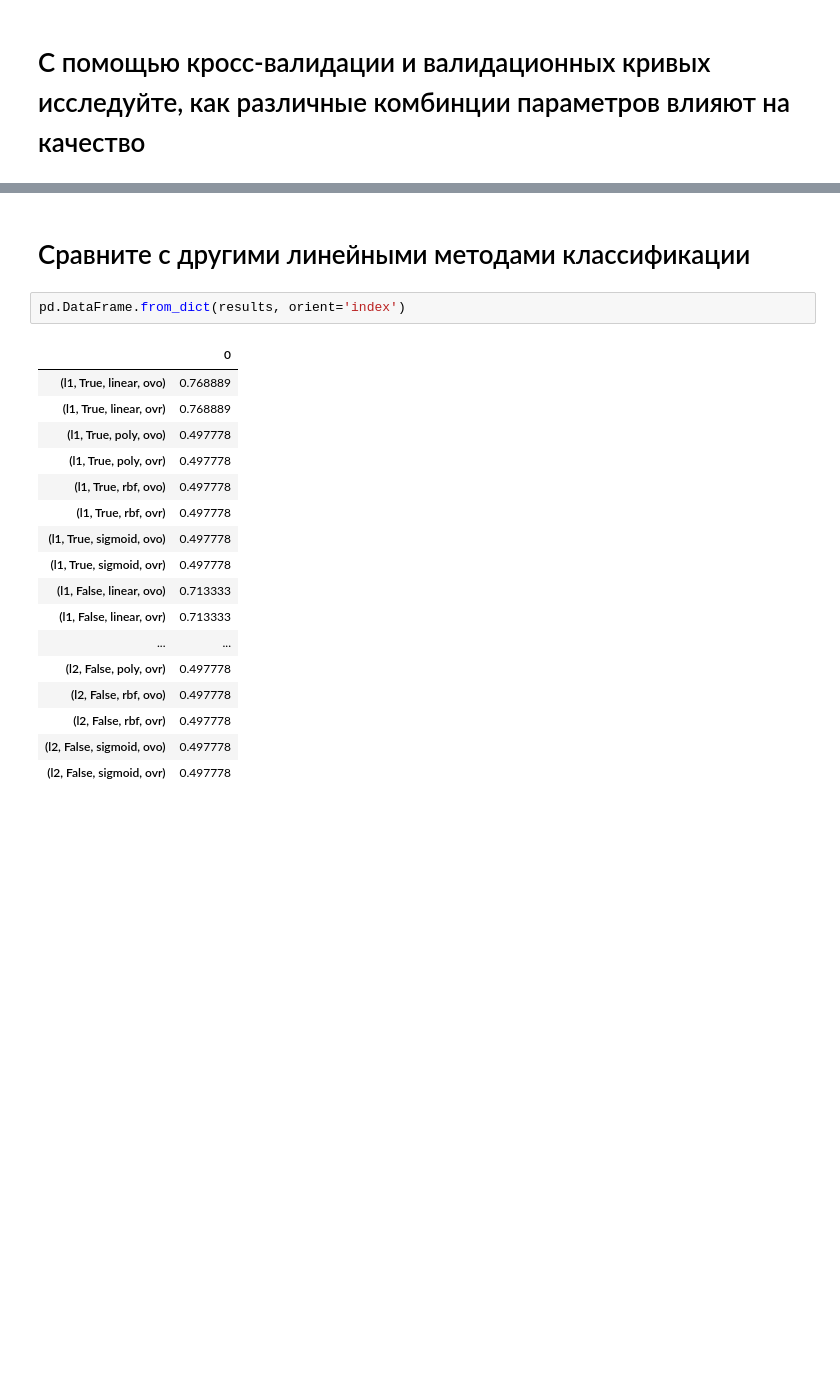
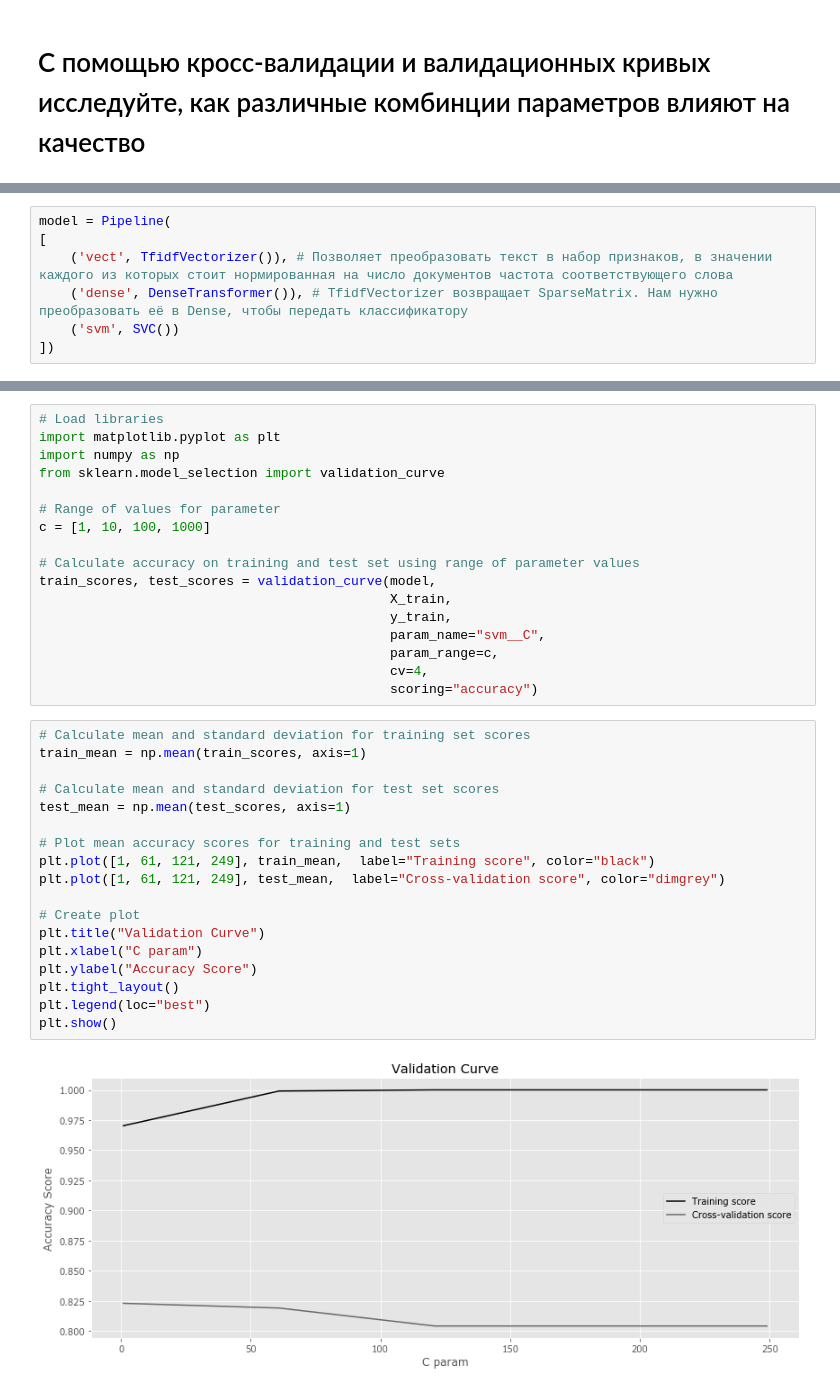
Before and after one commit to vbaryshev4/Data_Science, a Jupyter notebook: hse_ml/HW02/Hometask_2_advanced.ipynb, the cells around one changed output, grey strips where cells are left out. Saved outputs shown, nothing was run; the diff lists cells and outputs as text; blank space fills up the shorter version.

```diff
--- a/hse_ml/HW02/Hometask_2_advanced.ipynb
+++ b/hse_ml/HW02/Hometask_2_advanced.ipynb
@@ -188,0 +165,7 @@ X_train, X_test, y_train, y_test = train_test_split(texts, labels, train_size=0.
+# %%
+model = Pipeline(
+[
+    ('vect', TfidfVectorizer()), # Позволяет преобразовать текст в набор признаков, в значении каждого из которых стоит нормированная на число документов частота соответствующего слова
+    ('dense', DenseTransformer()), # TfidfVectorizer возвращает SparseMatrix. Нам нужно преобразовать её в Dense, чтобы передать классификатору
+    ('svm', SVC())
+])
@@ -216,22 +203,37 @@ for n in norms:
-# %% [markdown]
-# Сравните с другими линейными методами классификации
-# %%
-pd.DataFrame.from_dict(results, orient='index')
-# %% [output]
-|  | 0 |
-| (l1, True, linear, ovo) | 0.768889 |
-| (l1, True, linear, ovr) | 0.768889 |
-| (l1, True, poly, ovo) | 0.497778 |
-| (l1, True, poly, ovr) | 0.497778 |
-| (l1, True, rbf, ovo) | 0.497778 |
-| (l1, True, rbf, ovr) | 0.497778 |
-| (l1, True, sigmoid, ovo) | 0.497778 |
-| (l1, True, sigmoid, ovr) | 0.497778 |
-| (l1, False, linear, ovo) | 0.713333 |
-| (l1, False, linear, ovr) | 0.713333 |
-| ... | ... |
-| (l2, False, poly, ovr) | 0.497778 |
-| (l2, False, rbf, ovo) | 0.497778 |
-| (l2, False, rbf, ovr) | 0.497778 |
-| (l2, False, sigmoid, ovo) | 0.497778 |
-| (l2, False, sigmoid, ovr) | 0.497778 |
+# %%
+# Load libraries
+import matplotlib.pyplot as plt
+import numpy as np
+from sklearn.model_selection import validation_curve
+
+# Range of values for parameter
+c = [1, 10, 100, 1000]
+
+# Calculate accuracy on training and test set using range of parameter values
+train_scores, test_scores = validation_curve(model,
+                                             X_train,
+                                             y_train,
+                                             param_name="svm__C",
+                                             param_range=c,
+                                             cv=4,
+                                             scoring="accuracy")
+# %%
+# Calculate mean and standard deviation for training set scores
+train_mean = np.mean(train_scores, axis=1)
+
+# Calculate mean and standard deviation for test set scores
+test_mean = np.mean(test_scores, axis=1)
+
+# Plot mean accuracy scores for training and test sets
+plt.plot([1, 61, 121, 249], train_mean,  label="Training score", color="black")
+plt.plot([1, 61, 121, 249], test_mean,  label="Cross-validation score", color="dimgrey")
+
+# Create plot
+plt.title("Validation Curve")
+plt.xlabel("C param")
+plt.ylabel("Accuracy Score")
+plt.tight_layout()
+plt.legend(loc="best")
+plt.show()
+# %% [output]
+[figure, added]
```
Also changed, not shown: parts of 11 cells of this notebook.
